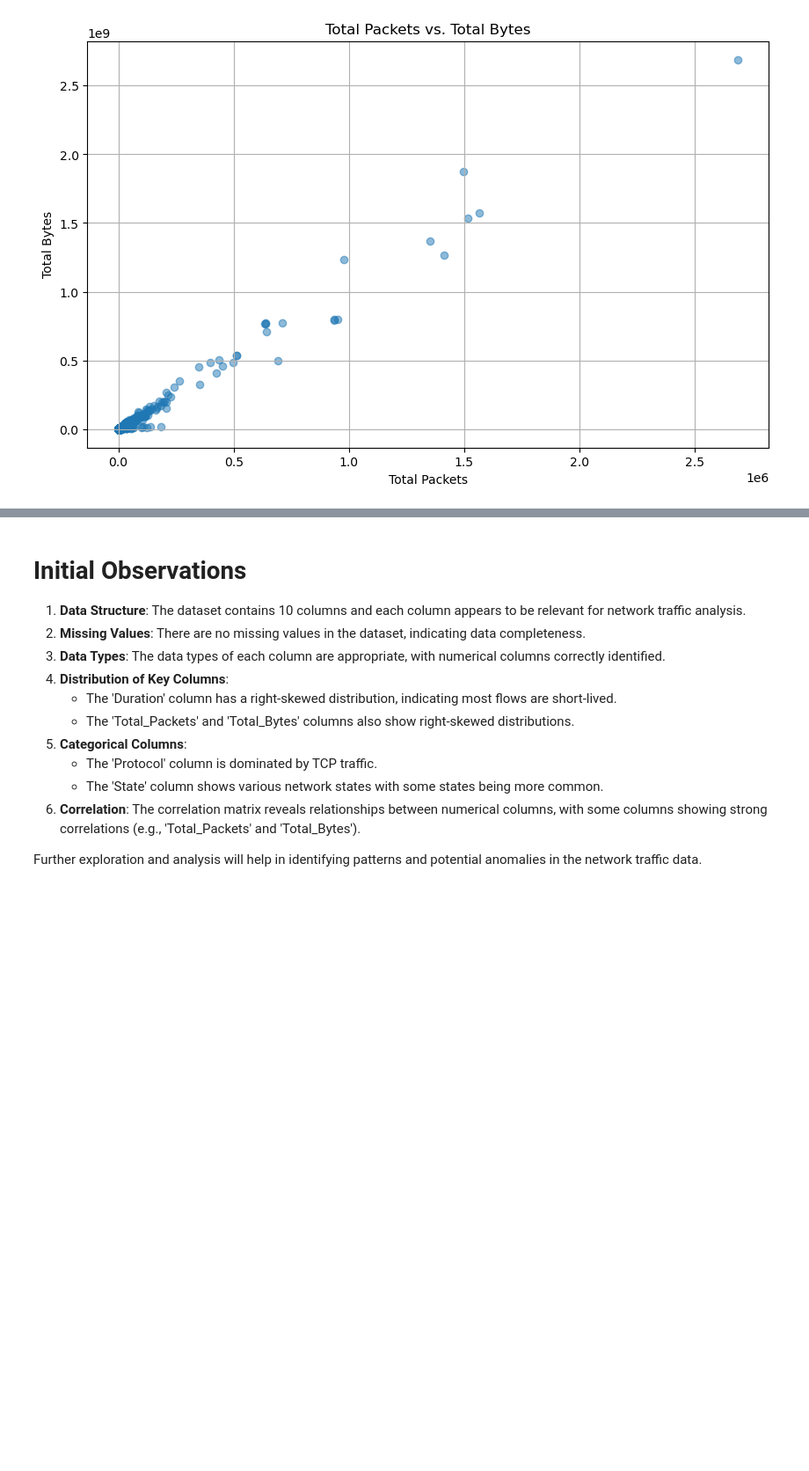
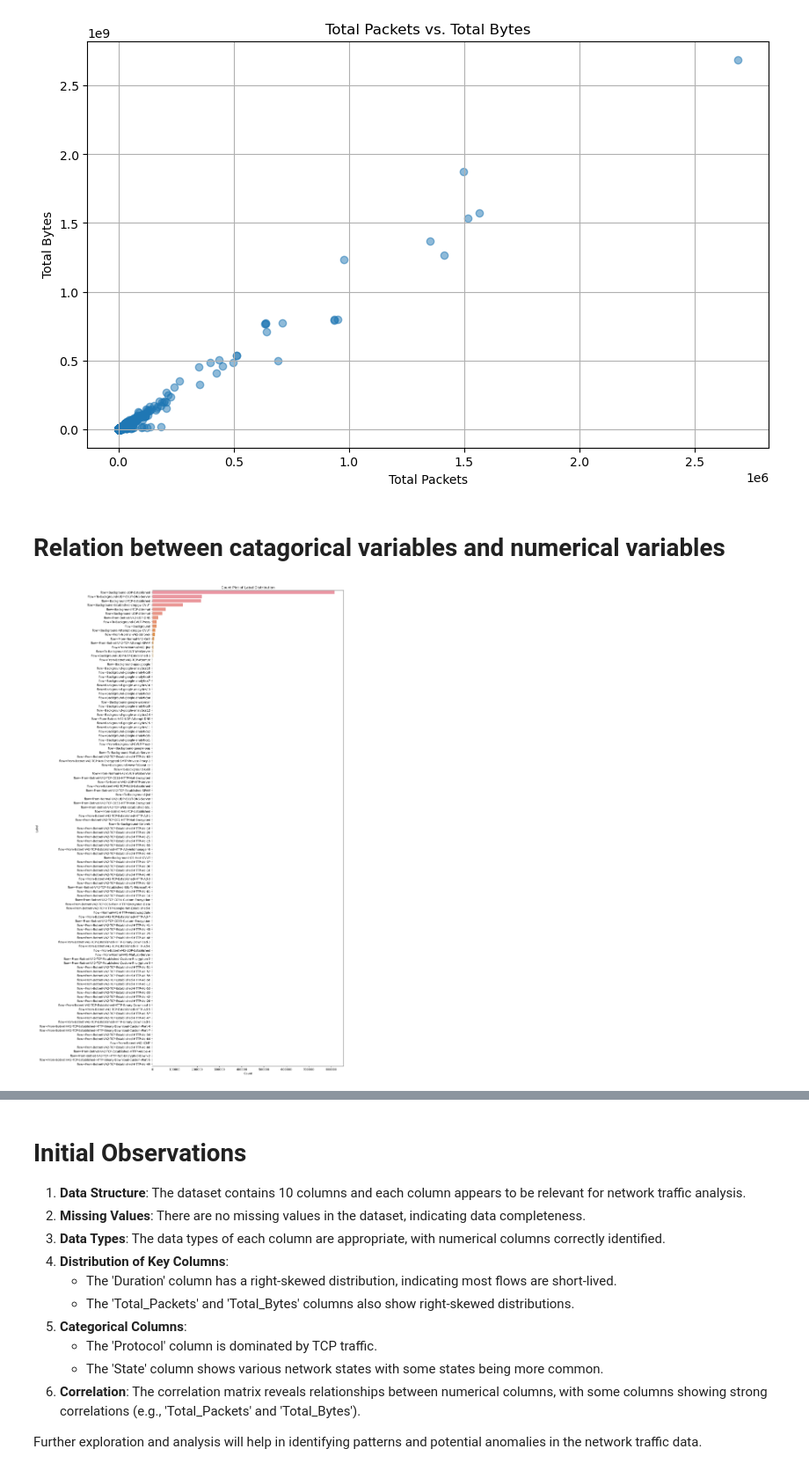
Before and after one commit to davedawitdave/Network-security-analysis-and-botnet-prediction, a Jupyter notebook: preprocessing/Explore_data.ipynb, the cells around one changed output, grey strips where cells are left out. Shown at 88% size. Saved outputs shown, nothing was run; the diff lists cells and outputs as text; code cells hidden in the pictures; blank space fills up the shorter version.

Commit message:
relation between features

```diff
--- a/preprocessing/Explore_data.ipynb
+++ b/preprocessing/Explore_data.ipynb
@@ -115,3 +115,15 @@ plt.grid(True)
 plt.show()
 # %% [output]
 [figure]
+# %% [markdown]
+# Relation between catagorical variables and numerical variables
+# %%
+# Create count plot
+plt.figure(figsize=(12, 30))
+sns.countplot(y='Label', data=data, order=label_counts.index)
+plt.title('Count Plot of Label Distribution')
+plt.xlabel('Count')
+plt.ylabel('Label')
+plt.show()
+# %% [output]
+[figure, added]
```
Also changed, not shown: parts of 6 cells of this notebook.
